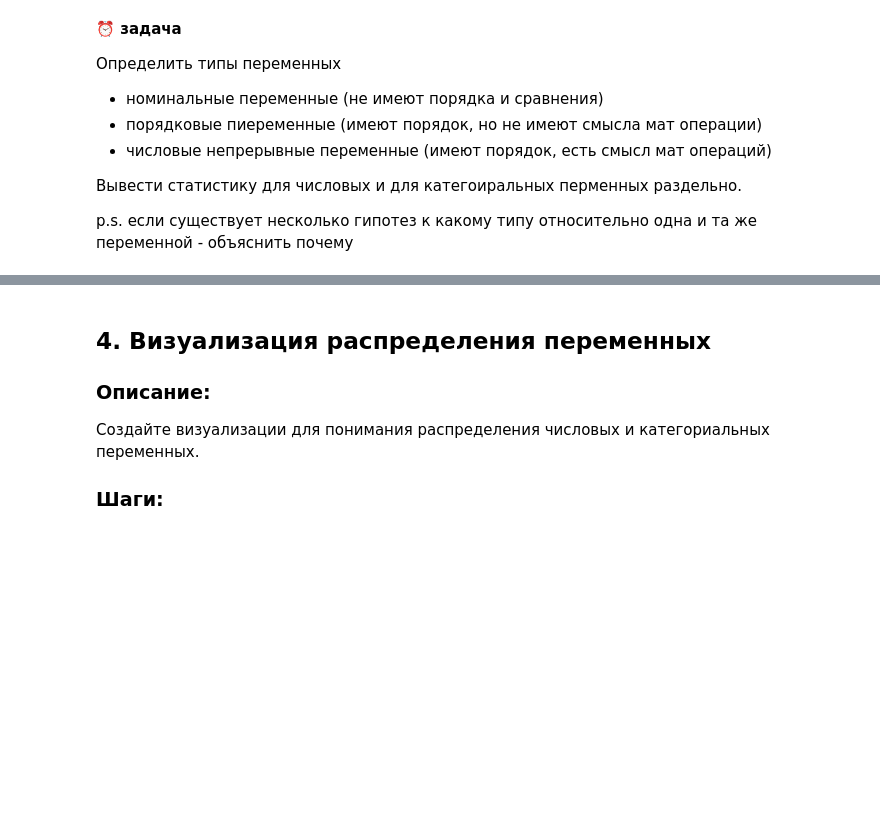
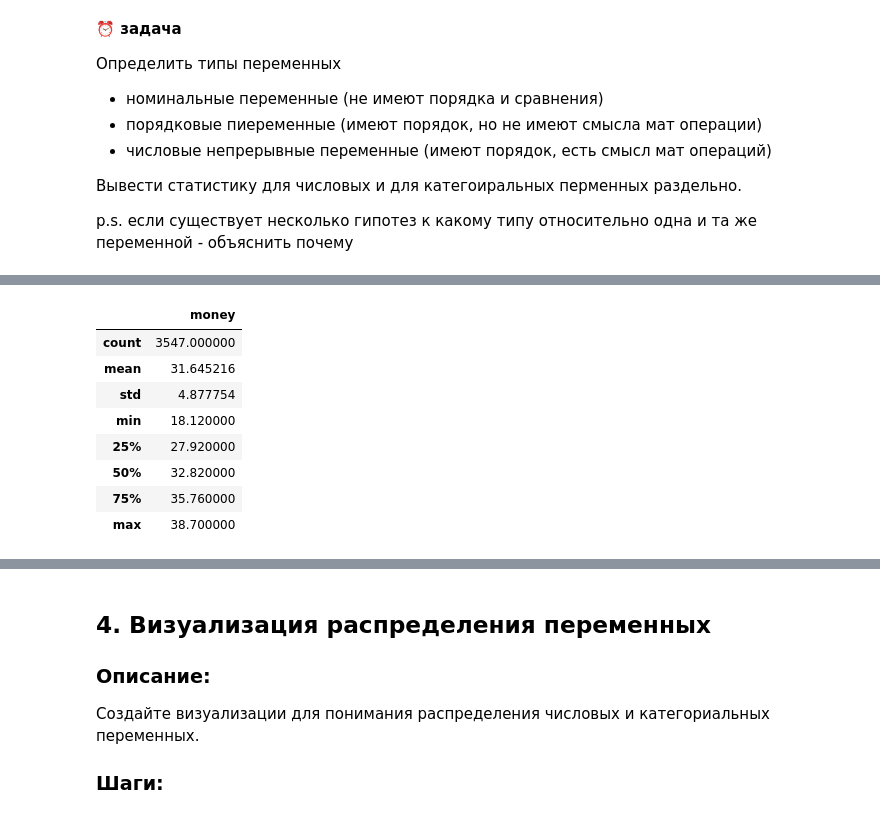
Before and after one commit to Danata117/ML, a Jupyter notebook: ML_Praktika1.ipynb, the cells around one changed output, grey strips where cells are left out. Cells and saved outputs as stored; diff of their text form; code cells hidden in the pictures; blank space fills up the shorter version.

```diff
--- a/ML_Praktika1.ipynb
+++ b/ML_Praktika1.ipynb
@@ -194,0 +216,13 @@ p.s. если существует несколько гипотез к како
+# %%
+#Статистика числовых переменных
+df.describe()
+# %% [output]
+|  | money |
+| count | 3547.000000 |
+| mean | 31.645216 |
+| std | 4.877754 |
+| min | 18.120000 |
+| 25% | 27.920000 |
+| 50% | 32.820000 |
+| 75% | 35.760000 |
+| max | 38.700000 |
```
Also changed, not shown: parts of 20 cells of this notebook.
